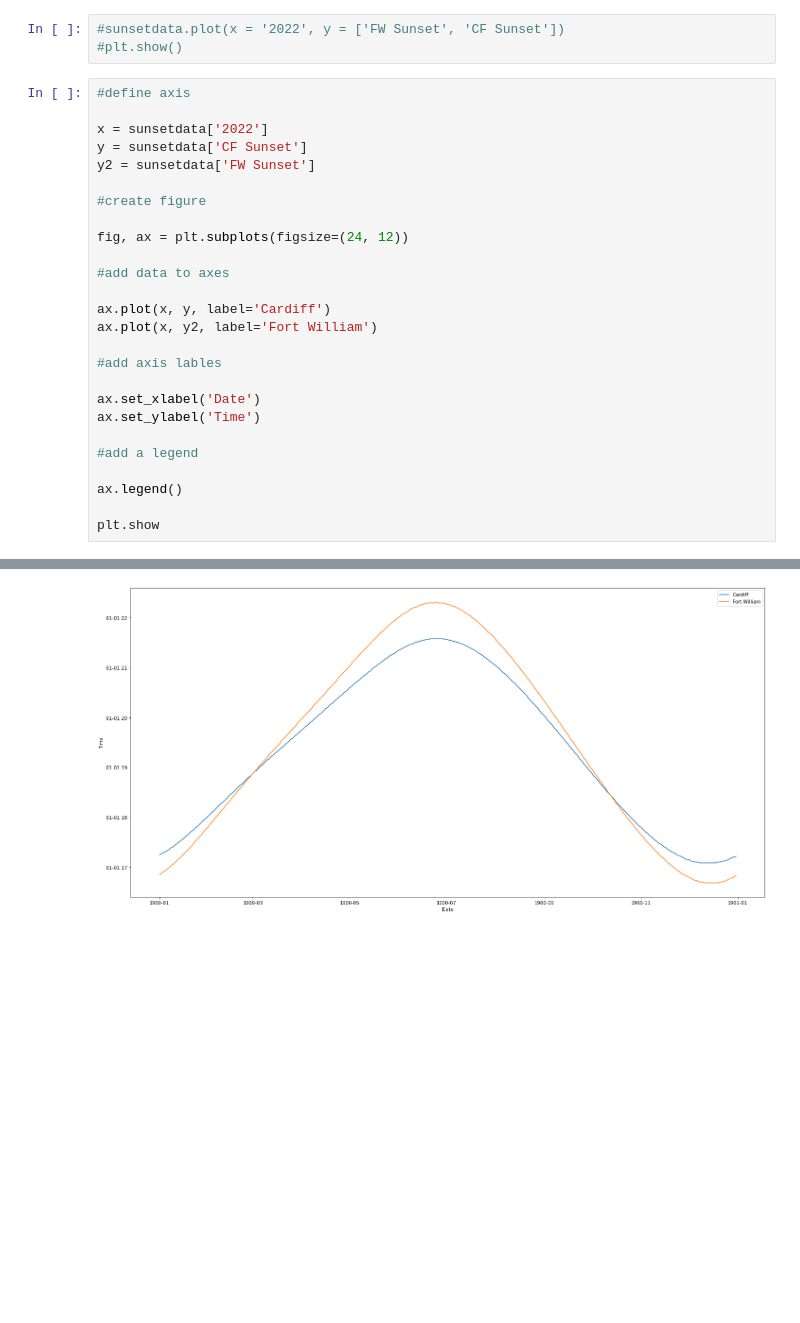
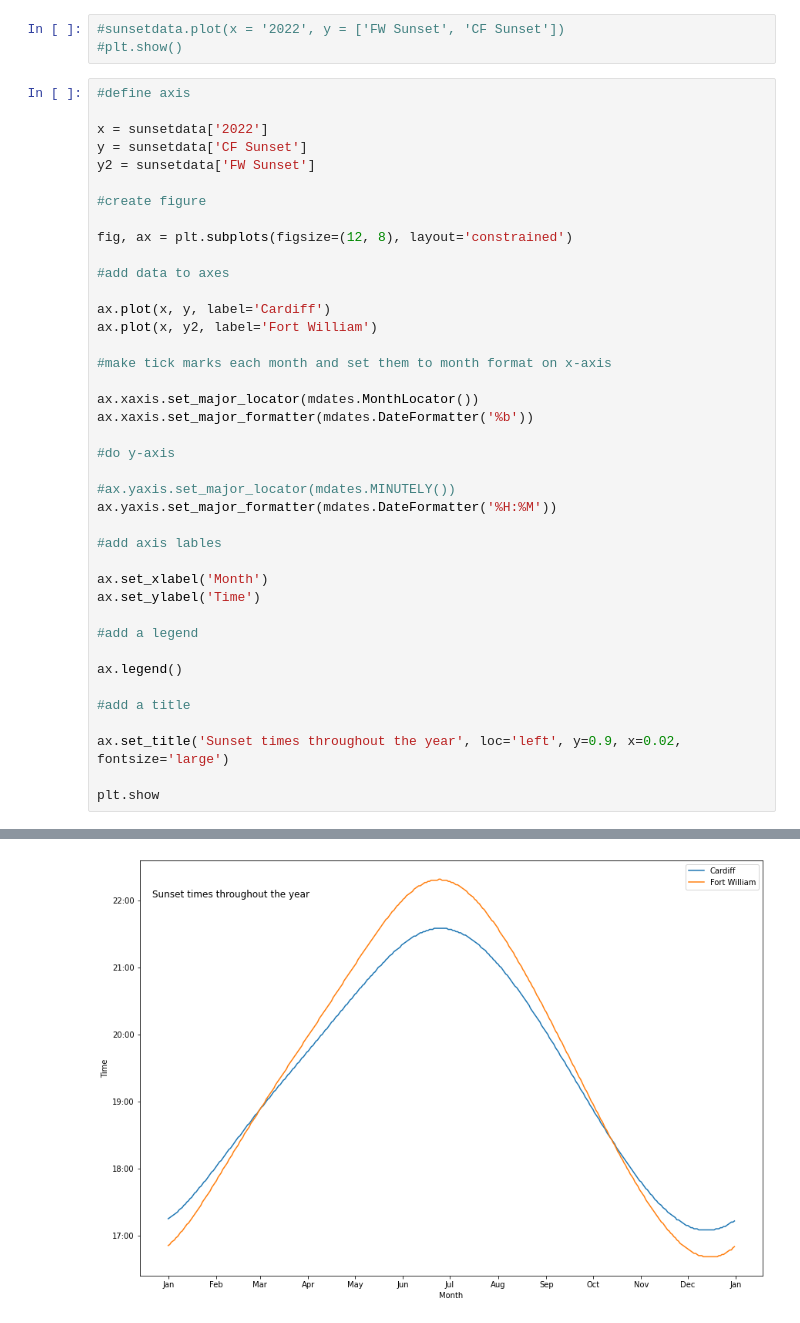
Before and after one commit to JamieMacManaway/sunset, a Jupyter notebook: sunset.ipynb, the cells around one changed output, grey strips where cells are left out. Saved outputs shown, nothing was run; the diff lists cells and outputs as text; blank space fills up the shorter version.

```diff
--- a/sunset.ipynb
+++ b/sunset.ipynb
@@ -122,32 +122,46 @@ plot data
 # %%
 #define axis
 
 x = sunsetdata['2022']
 y = sunsetdata['CF Sunset']
 y2 = sunsetdata['FW Sunset']
 
 #create figure
 
-fig, ax = plt.subplots(figsize=(24, 12))
+fig, ax = plt.subplots(figsize=(12, 8), layout='constrained')
 
 #add data to axes
 
 ax.plot(x, y, label='Cardiff')
 ax.plot(x, y2, label='Fort William')
 
+#make tick marks each month and set them to month format on x-axis
+
+ax.xaxis.set_major_locator(mdates.MonthLocator())
+ax.xaxis.set_major_formatter(mdates.DateFormatter('%b'))
+
+#do y-axis
+
+#ax.yaxis.set_major_locator(mdates.MINUTELY())
+ax.yaxis.set_major_formatter(mdates.DateFormatter('%H:%M'))
+
 #add axis lables
 
-ax.set_xlabel('Date')
+ax.set_xlabel('Month')
 ax.set_ylabel('Time')
 
 #add a legend
 
 ax.legend()
 
+#add a title
+
+ax.set_title('Sunset times throughout the year', loc='left', y=0.9, x=0.02, fontsize='large')
+
 plt.show
 # %% [output]
 <function matplotlib.pyplot.show(close=None, block=None)>
-[figure, old version]
+[figure, new version]
 # %% [markdown]
 https://matplotlib.org/stable/tutorials/introductory/quick_start.html
 https://matplotlib.org/stable/users/getting_started/index.html
```
Also changed, not shown: parts of 1 cell of this notebook.
